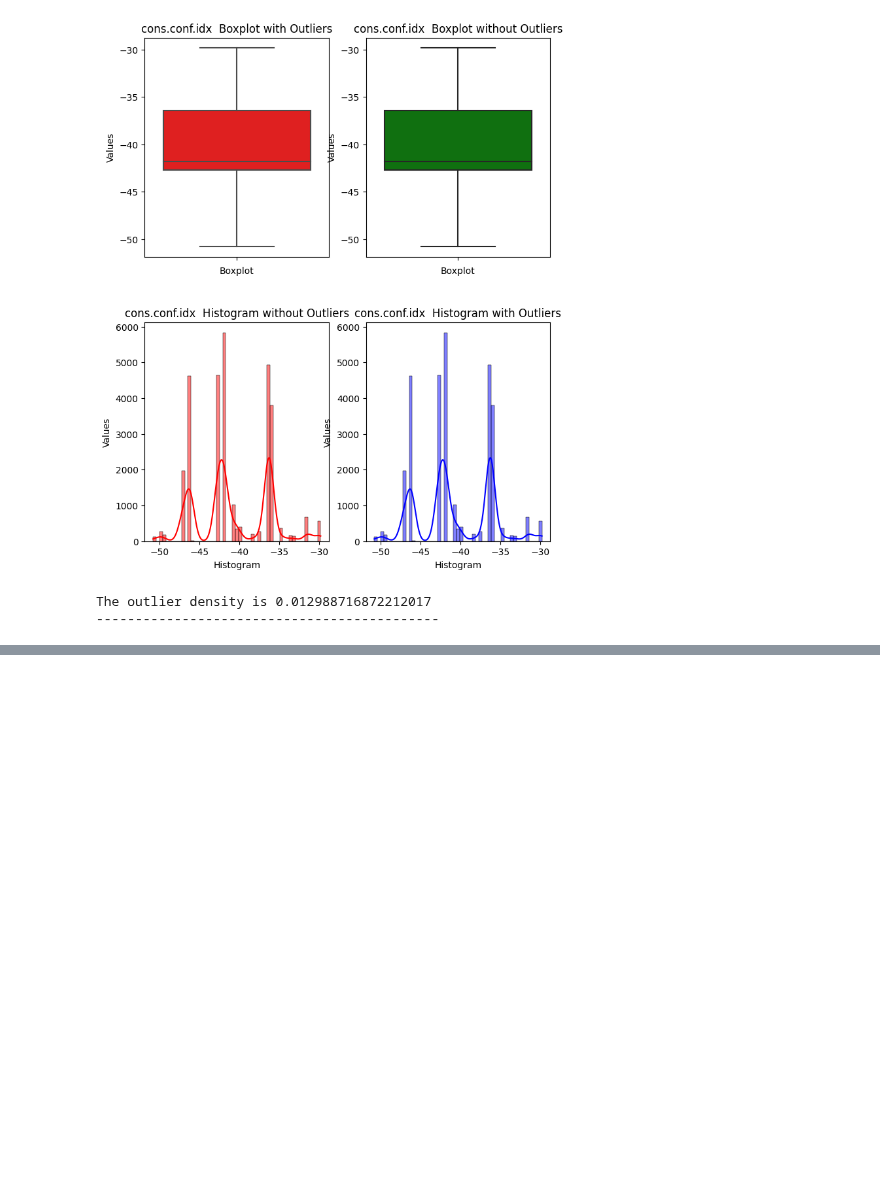
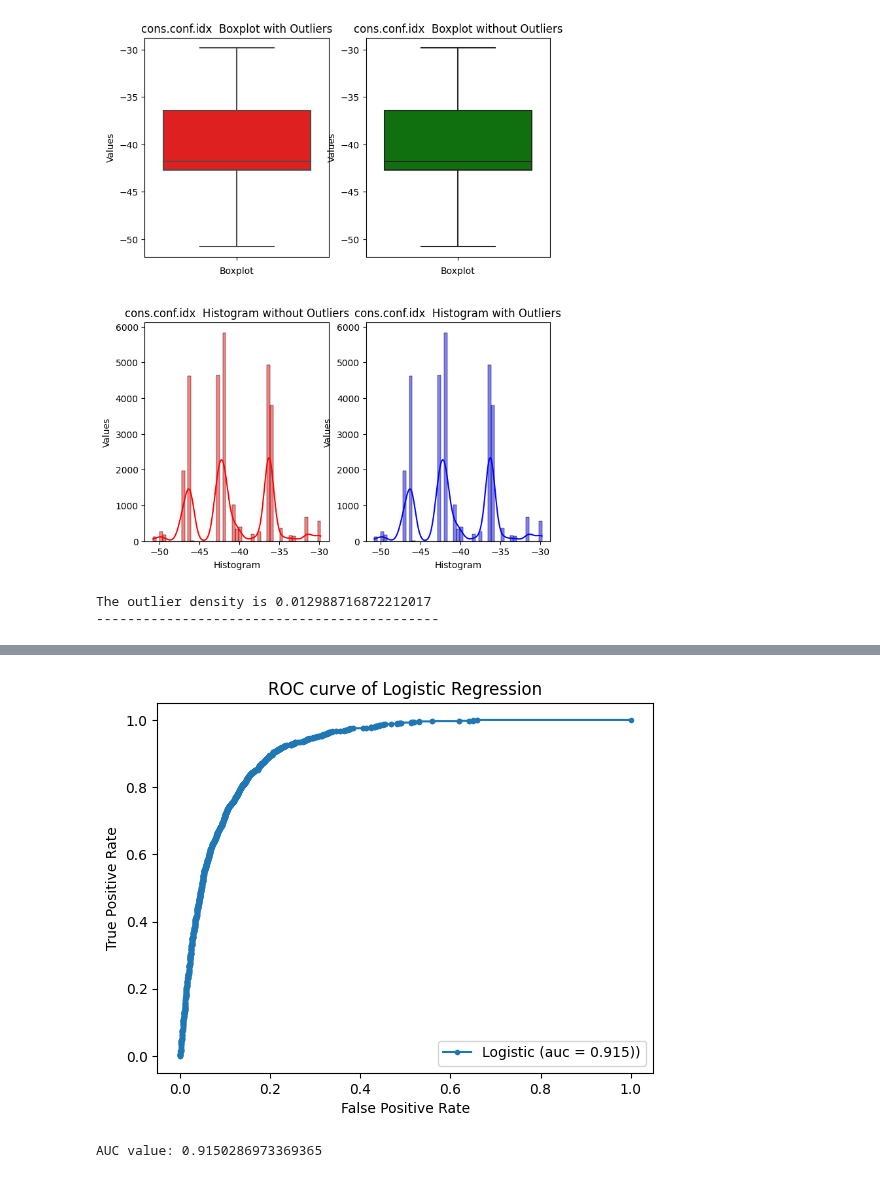
Before and after one commit to KISEE41/Banking-Marketing-Target, a Jupyter notebook: main_pipeline.ipynb, the cells around one changed output, grey strips where cells are left out. Saved outputs shown, nothing was run; the diff lists cells and outputs as text; code cells hidden in the pictures; blank space fills up the shorter version.

```diff
--- a/main_pipeline.ipynb
+++ b/main_pipeline.ipynb
@@ -270,0 +377,20 @@ The outlier density is 0.012988716872212017
+# %%
+lr_y_pred= lr_pipeline.decision_function(X_test)
+# %%
+lr_fpr, lr_tpr, lr_threshold = roc_curve(y_test, lr_y_pred)
+lr_auc = auc(lr_fpr, lr_tpr)
+# %%
+# plt.figure(figsize=(5, 5), dpi=100)
+plt.plot(lr_fpr, lr_tpr, marker='.', label="Logistic (auc = %0.3f))" % lr_auc)
+
+plt.title("ROC curve of Logistic Regression")
+plt.xlabel('False Positive Rate')
+plt.ylabel('True Positive Rate')
+
+plt.legend()
+
+plt.show()
+print(f"AUC value: {lr_auc}")
+# %% [output]
+[figure, added]
+AUC value: 0.9150286973369365
```
Also changed, not shown: parts of 16 cells of this notebook, 1 other file.
